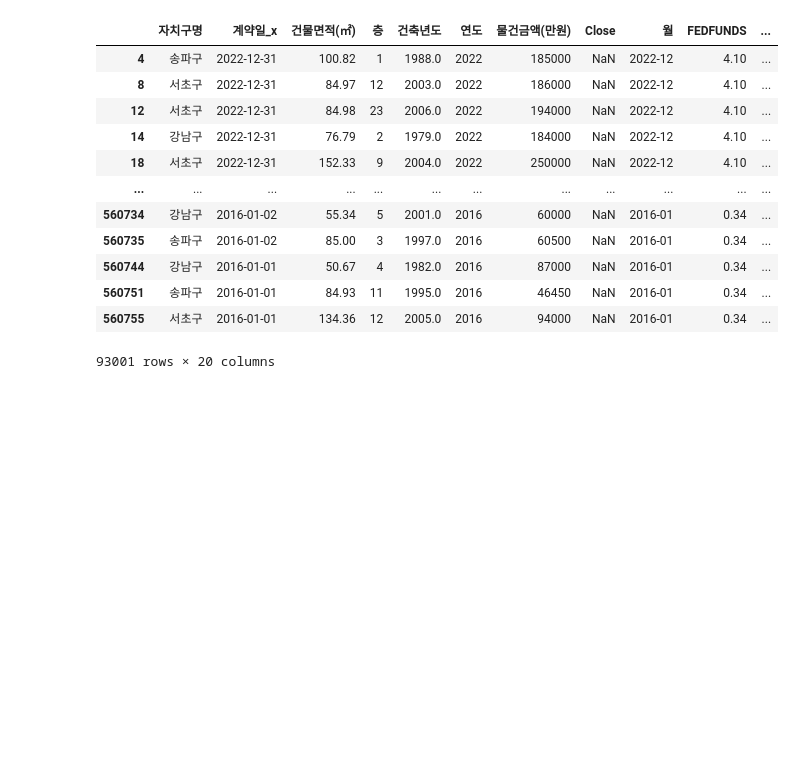
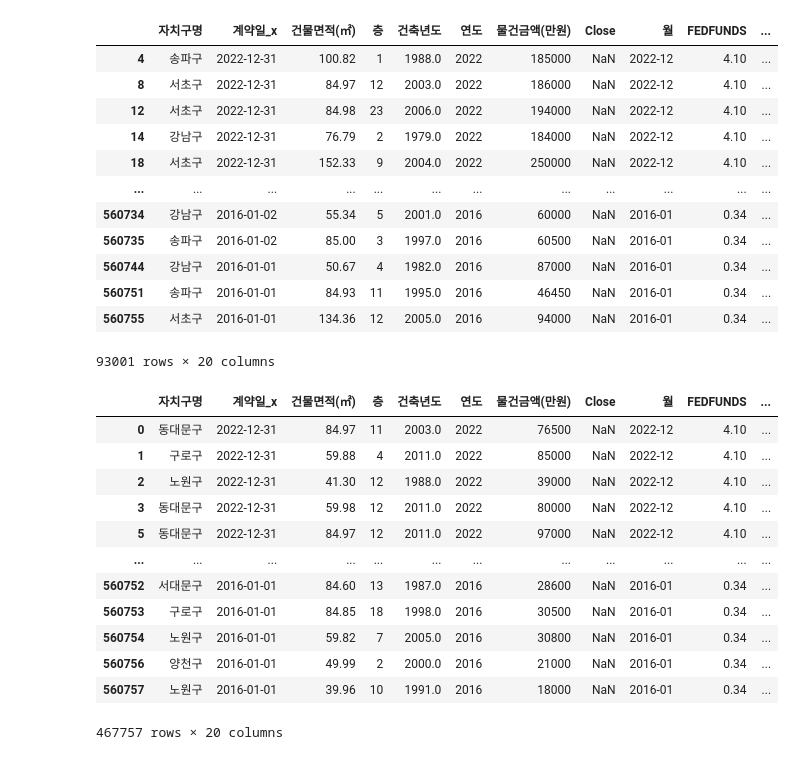
Before and after one commit to ZiNoBae/Hackathon_ubion, a Jupyter notebook: Teamproject_1st/EDA_circle.ipynb, the cells around one changed output. Saved outputs shown, nothing was run; the diff lists cells and outputs as text; code cells hidden in the pictures; blank space fills up the shorter version.

```diff
--- a/Teamproject_1st/EDA_circle.ipynb
+++ b/Teamproject_1st/EDA_circle.ipynb
@@ -64,3 +81,20 @@ df.loc[df['자치구명'].isin(['강남구', '서초구', '송파구'])  ]
 | 560751 | 송파구 | 2016-01-01 | 84.93 | 11 | 1995.0 | 2016 | 46450 | NaN | 2016-01 | 0.34 | ... |
 | 560755 | 서초구 | 2016-01-01 | 134.36 | 12 | 2005.0 | 2016 | 94000 | NaN | 2016-01 | 0.34 | ... |
 93001 rows × 20 columns
+# %%
+# 비 강남3구
+df.loc[~df['자치구명'].isin(['강남구', '서초구', '송파구'])  ]
+# %% [output]
+|  | 자치구명 | 계약일_x | 건물면적(㎡) | 층 | 건축년도 | 연도 | 물건금액(만원) | Close | 월 | FEDFUNDS | ... |
+| 0 | 동대문구 | 2022-12-31 | 84.97 | 11 | 2003.0 | 2022 | 76500 | NaN | 2022-12 | 4.10 | ... |
+| 1 | 구로구 | 2022-12-31 | 59.88 | 4 | 2011.0 | 2022 | 85000 | NaN | 2022-12 | 4.10 | ... |
+| 2 | 노원구 | 2022-12-31 | 41.30 | 12 | 1988.0 | 2022 | 39000 | NaN | 2022-12 | 4.10 | ... |
+| 3 | 동대문구 | 2022-12-31 | 59.98 | 12 | 2011.0 | 2022 | 80000 | NaN | 2022-12 | 4.10 | ... |
+| 5 | 동대문구 | 2022-12-31 | 84.97 | 12 | 2011.0 | 2022 | 97000 | NaN | 2022-12 | 4.10 | ... |
+| ... | ... | ... | ... | ... | ... | ... | ... | ... | ... | ... | ... |
+| 560752 | 서대문구 | 2016-01-01 | 84.60 | 13 | 1987.0 | 2016 | 28600 | NaN | 2016-01 | 0.34 | ... |
+| 560753 | 구로구 | 2016-01-01 | 84.85 | 18 | 1998.0 | 2016 | 30500 | NaN | 2016-01 | 0.34 | ... |
+| 560754 | 노원구 | 2016-01-01 | 59.82 | 7 | 2005.0 | 2016 | 30800 | NaN | 2016-01 | 0.34 | ... |
+| 560756 | 양천구 | 2016-01-01 | 49.99 | 2 | 2000.0 | 2016 | 21000 | NaN | 2016-01 | 0.34 | ... |
+| 560757 | 노원구 | 2016-01-01 | 39.96 | 10 | 1991.0 | 2016 | 18000 | NaN | 2016-01 | 0.34 | ... |
+467757 rows × 20 columns
```
Also changed, not shown: parts of 7 cells of this notebook, 1 other file.
